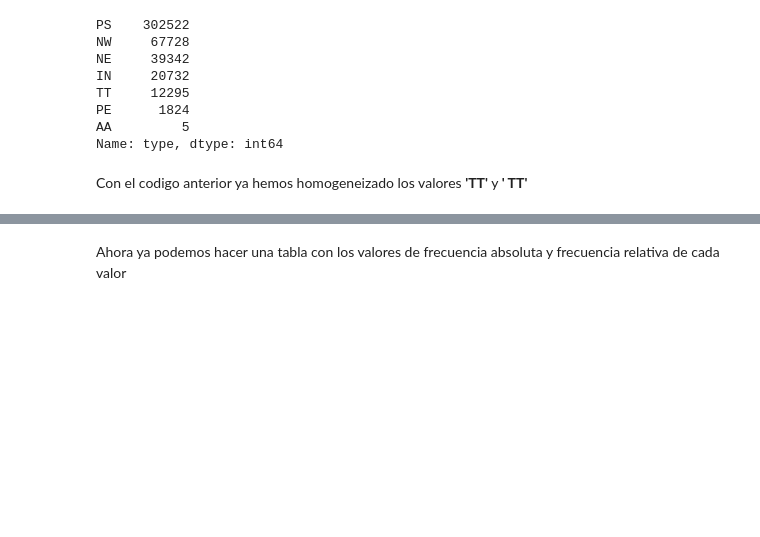
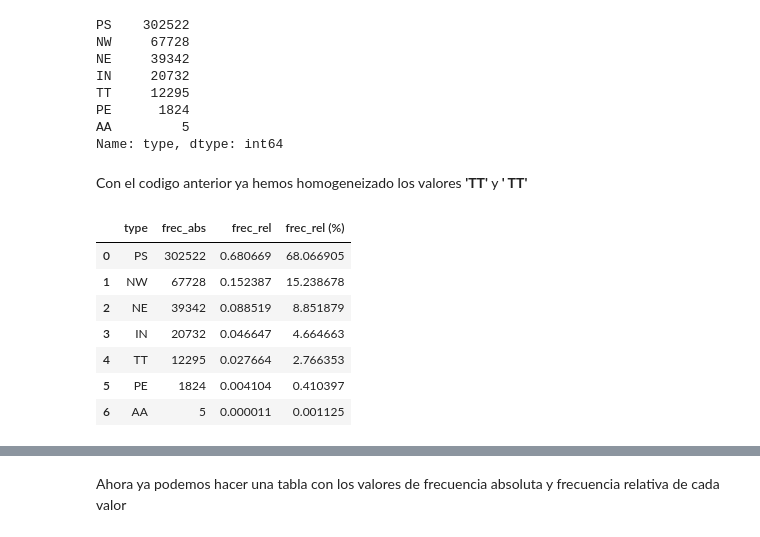
Before and after one commit to jmartindiaz/Call_center, a Jupyter notebook: Exploratory_Analysis.ipynb, the cells around one changed output, grey strips where cells are left out. Saved outputs shown, nothing was run; the diff lists cells and outputs as text; code cells hidden in the pictures; blank space fills up the shorter version.

Commit message:
analisis del campo type

```diff
--- a/Exploratory_Analysis.ipynb
+++ b/Exploratory_Analysis.ipynb
@@ -266,3 +268,19 @@ AA         5
 Name: type, dtype: int64
 # %% [markdown]
 Con el codigo anterior ya hemos homogeneizado los valores **'TT'** y **' TT'**
+# %%
+prob_type = pd.DataFrame()
+prob_type['type'] = df['type'].value_counts().index
+prob_type['frec_abs'] = df['type'].value_counts().to_numpy() # lo transformamos a un numpy array
+prob_type['frec_rel'] = prob_type['frec_abs']/total_registros
+prob_type['frec_rel (%)'] = prob_type['frec_rel']*100
+prob_type
+# %% [output]
+|  | type | frec_abs | frec_rel | frec_rel (%) |
+| 0 | PS | 302522 | 0.680669 | 68.066905 |
+| 1 | NW | 67728 | 0.152387 | 15.238678 |
+| 2 | NE | 39342 | 0.088519 | 8.851879 |
+| 3 | IN | 20732 | 0.046647 | 4.664663 |
+| 4 | TT | 12295 | 0.027664 | 2.766353 |
+| 5 | PE | 1824 | 0.004104 | 0.410397 |
+| 6 | AA | 5 | 0.000011 | 0.001125 |
```
Also changed, not shown: parts of 7 cells of this notebook, 1 other file.
